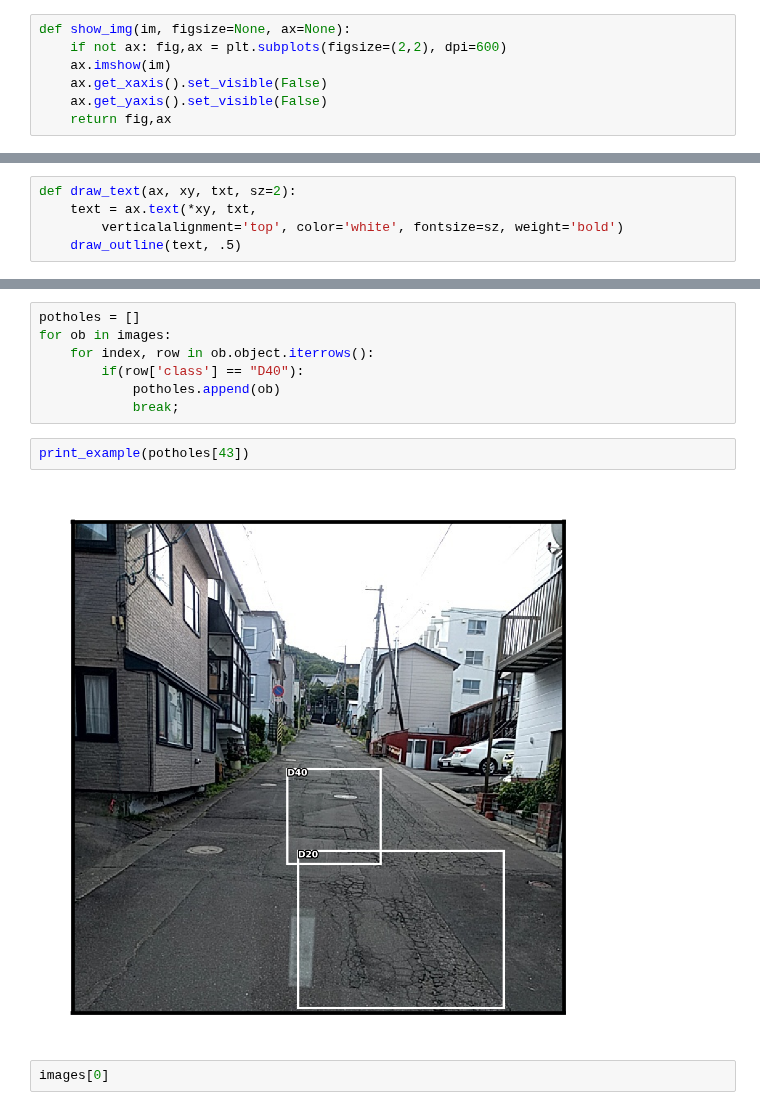
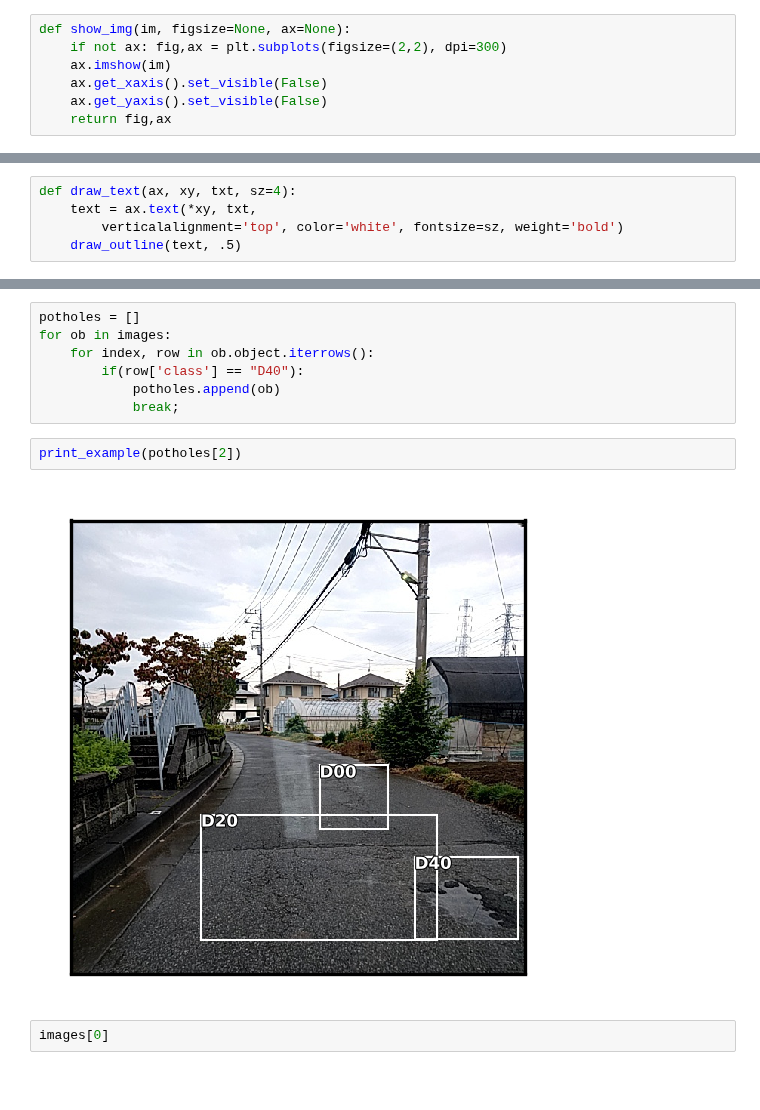
Before and after one commit to deepditch/deep.lib, a Jupyter notebook: RoadDamageData.ipynb, the cells around one changed output, grey strips where cells are left out. Saved outputs shown, nothing was run; the diff lists cells and outputs as text; blank space fills up the shorter version.

```diff
--- a/RoadDamageData.ipynb
+++ b/RoadDamageData.ipynb
@@ -41,6 +20,6 @@ torch.cuda.is_available(), torch.cuda.get_device_name(0), torch.backends.cudnn.e
 # %%
 def show_img(im, figsize=None, ax=None):
-    if not ax: fig,ax = plt.subplots(figsize=(2,2), dpi=600)
+    if not ax: fig,ax = plt.subplots(figsize=(2,2), dpi=300)
     ax.imshow(im)
     ax.get_xaxis().set_visible(False)
     ax.get_yaxis().set_visible(False)
@@ -54,7 +33,7 @@ def draw_rect(ax, b):
     patch = ax.add_patch(patches.Rectangle(b[:2], *b[-2:], fill=False, edgecolor='white', lw=.5))
     draw_outline(patch, .5)
 # %%
-def draw_text(ax, xy, txt, sz=2):
+def draw_text(ax, xy, txt, sz=4):
     text = ax.text(*xy, txt,
         verticalalignment='top', color='white', fontsize=sz, weight='bold')
     draw_outline(text, .5)
@@ -99,9 +78,9 @@ for ob in images:
             potholes.append(ob)
             break;
 # %%
-print_example(potholes[43])
+print_example(potholes[2])
 # %% [output]
-[figure, old version]
+[figure, new version]
 # %%
 images[0]
 # %% [output]
```
Also changed, not shown: parts of 7 cells of this notebook, 5 other files.
